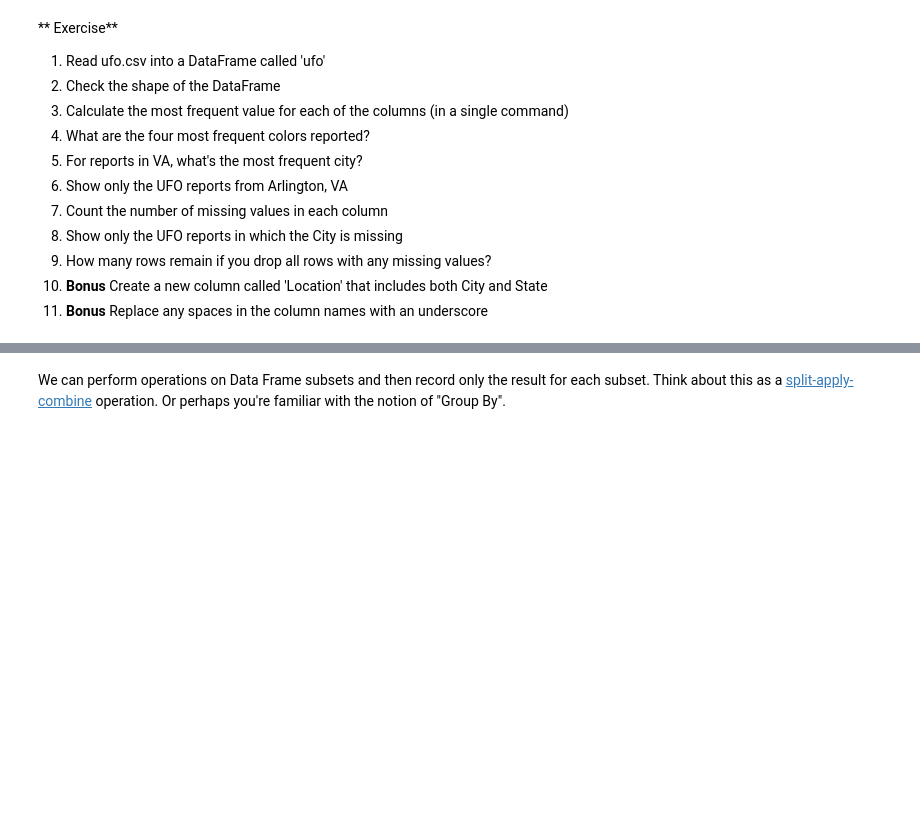
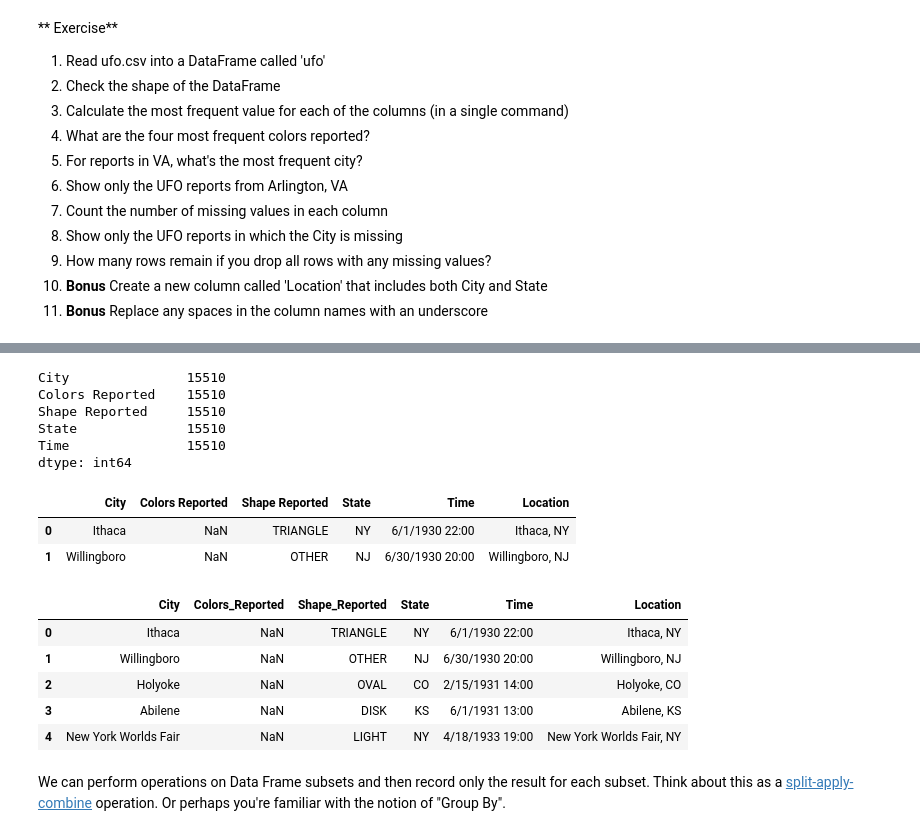
Before and after one commit to octaviaaris/ga_hw, a Jupyter notebook: 04_pandas_op.ipynb, the cells around one changed output, grey strips where cells are left out. Drawn from its saved outputs; the diff is of its cells as text; code cells hidden in the pictures; blank space fills up the shorter version.

```diff
--- a/04_pandas_op.ipynb
+++ b/04_pandas_op.ipynb
@@ -419,3 +538,33 @@ drinks = pd.read_csv('drinks.csv', header=0, names=drink_cols, na_filter=False)
+# %%
+# How many rows remain if you drop all rows with any missing values?
+ufo.dropna().count()
+# %% [output]
+City               15510
+Colors Reported    15510
+Shape Reported     15510
+State              15510
+Time               15510
+dtype: int64
+# %%
+# Bonus Create a new column called 'Location' that includes both City and State
+ufo['Location'] = ufo.City + ", " + ufo.State
+ufo.head(2)
+# %% [output]
+|  | City | Colors Reported | Shape Reported | State | Time | Location |
+| 0 | Ithaca | NaN | TRIANGLE | NY | 6/1/1930 22:00 | Ithaca, NY |
+| 1 | Willingboro | NaN | OTHER | NJ | 6/30/1930 20:00 | Willingboro, NJ |
+# %%
+# Bonus Replace any spaces in the column names with an underscore
+new_columns = ufo.columns.str.replace(' ', '_')
+ufo.columns = new_columns
+ufo.head()
+# %% [output]
+|  | City | Colors_Reported | Shape_Reported | State | Time | Location |
+| 0 | Ithaca | NaN | TRIANGLE | NY | 6/1/1930 22:00 | Ithaca, NY |
+| 1 | Willingboro | NaN | OTHER | NJ | 6/30/1930 20:00 | Willingboro, NJ |
+| 2 | Holyoke | NaN | OVAL | CO | 2/15/1931 14:00 | Holyoke, CO |
+| 3 | Abilene | NaN | DISK | KS | 6/1/1931 13:00 | Abilene, KS |
+| 4 | New York Worlds Fair | NaN | LIGHT | NY | 4/18/1933 19:00 | New York Worlds Fair, NY |
 # %% [markdown]
 We can perform operations on Data Frame subsets and then record only the result for each subset. Think about this as a [split-apply-combine](http://i.imgur.com/yjNkiwL.png) operation. Or perhaps you're familiar with the notion of "Group By".
 # %%
```
Also changed, not shown: parts of 22 cells of this notebook.
